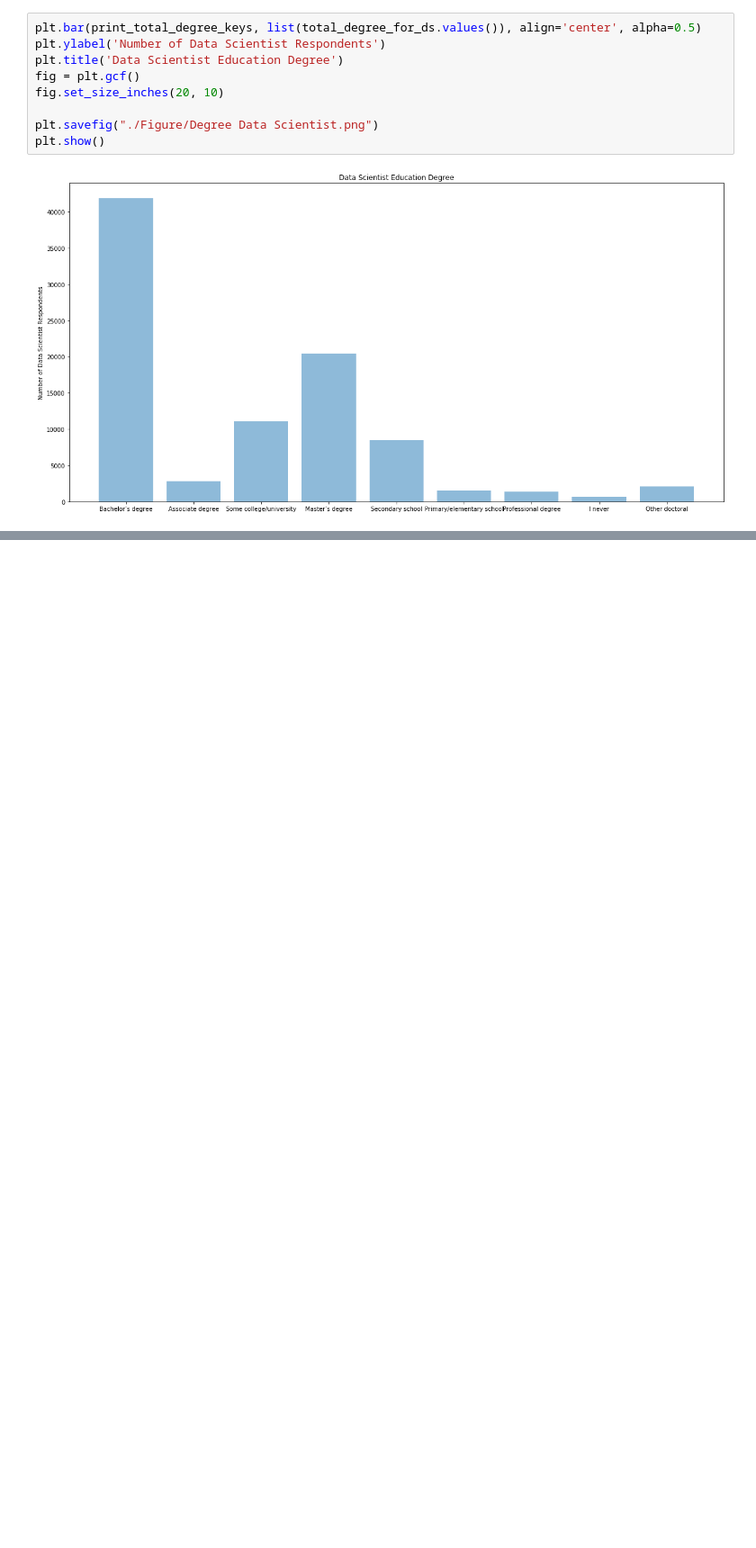
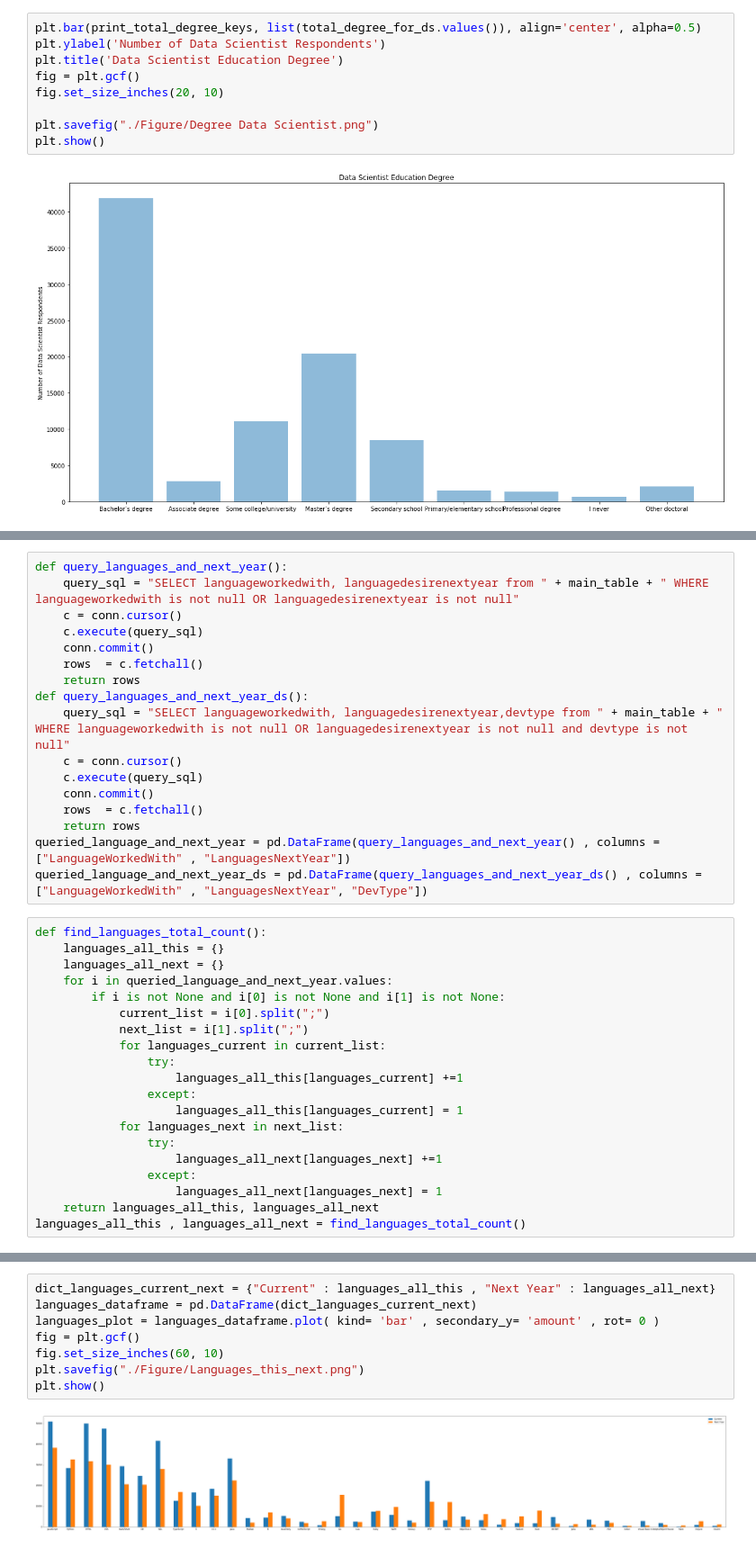
Before and after one commit to szacharias/Analysis-of-the-StackOverFlow-2018-survey, a Jupyter notebook: Final Project.ipynb, the cells around one changed output, grey strips where cells are left out. Shown: that part at 90% size. Cells and saved outputs as stored; diff of their text form; blank space fills up the shorter version.

```diff
--- a/Final Project.ipynb
+++ b/Final Project.ipynb
@@ -645,0 +650,37 @@ plt.show()
+# %%
+def query_languages_and_next_year():
+    query_sql = "SELECT languageworkedwith, languagedesirenextyear from " + main_table + " WHERE languageworkedwith is not null OR languagedesirenextyear is not null"
+    c = conn.cursor()
+    c.execute(query_sql)
+    conn.commit()
+    rows  = c.fetchall()
+    return rows
+def query_languages_and_next_year_ds():
+    query_sql = "SELECT languageworkedwith, languagedesirenextyear,devtype from " + main_table + " WHERE languageworkedwith is not null OR languagedesirenextyear is not null and devtype is not null"
+    c = conn.cursor()
+    c.execute(query_sql)
+    conn.commit()
+    rows  = c.fetchall()
+    return rows
+queried_language_and_next_year = pd.DataFrame(query_languages_and_next_year() , columns = ["LanguageWorkedWith" , "LanguagesNextYear"])
+queried_language_and_next_year_ds = pd.DataFrame(query_languages_and_next_year_ds() , columns = ["LanguageWorkedWith" , "LanguagesNextYear", "DevType"])
+# %%
+def find_languages_total_count():
+    languages_all_this = {}
+    languages_all_next = {}
+    for i in queried_language_and_next_year.values:
+        if i is not None and i[0] is not None and i[1] is not None:
+            current_list = i[0].split(";")
+            next_list = i[1].split(";")
+            for languages_current in current_list:
+                try:
+                    languages_all_this[languages_current] +=1
+                except:
+                    languages_all_this[languages_current] = 1
+            for languages_next in next_list:
+                try:
+                    languages_all_next[languages_next] +=1
+                except:
+                    languages_all_next[languages_next] = 1
+    return languages_all_this, languages_all_next
+languages_all_this , languages_all_next = find_languages_total_count()
@@ -645,0 +715,10 @@ plt.show()
+# %%
+dict_languages_current_next = {"Current" : languages_all_this , "Next Year" : languages_all_next}
+languages_dataframe = pd.DataFrame(dict_languages_current_next)
+languages_plot = languages_dataframe.plot( kind= 'bar' , secondary_y= 'amount' , rot= 0 )
+fig = plt.gcf()
+fig.set_size_inches(60, 10)
+plt.savefig("./Figure/Languages_this_next.png")
+plt.show()
+# %% [output]
+[figure, added]
```
Also changed, not shown: parts of 22 cells of this notebook, 12 other files.
